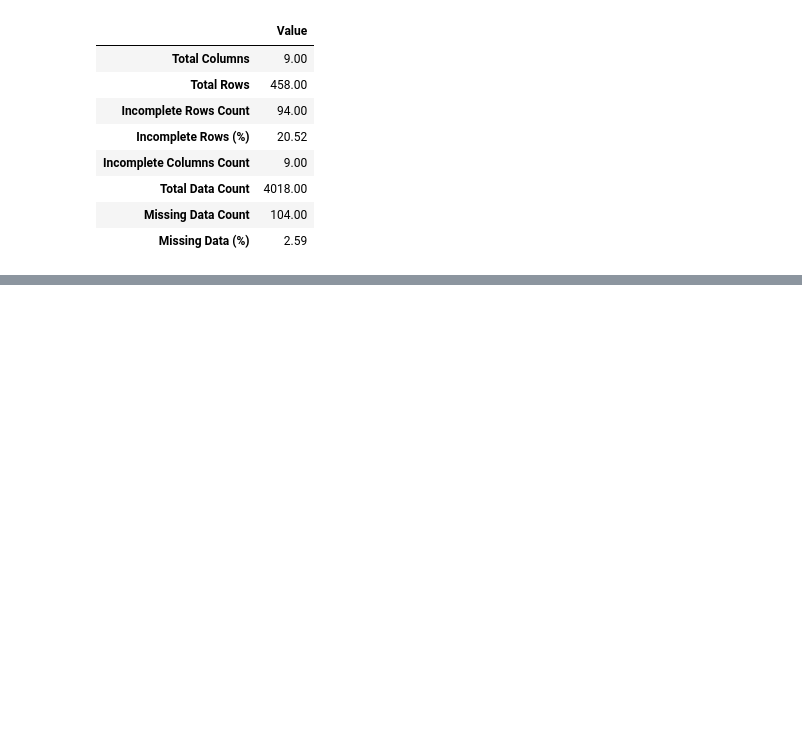
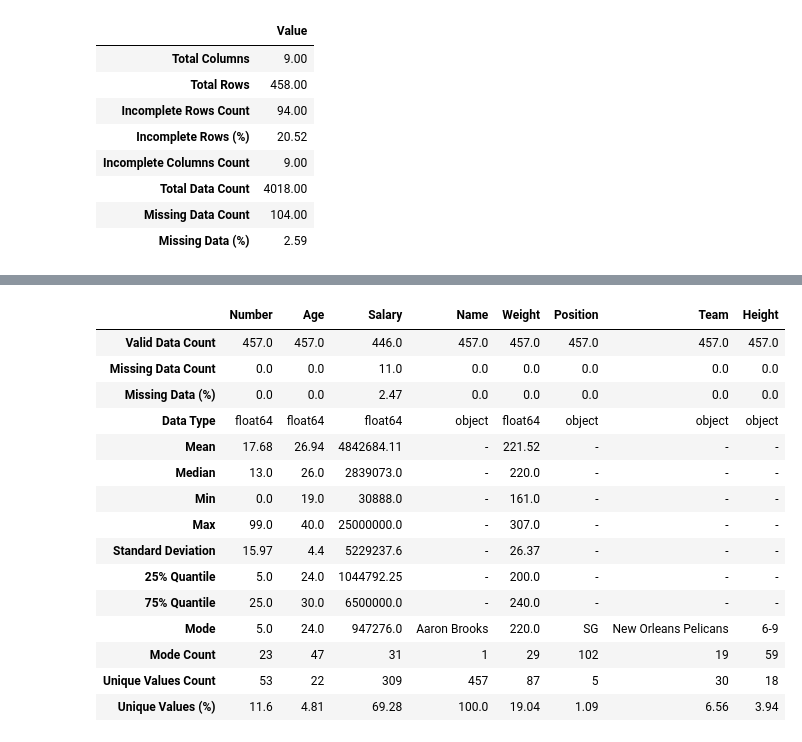
Before and after one commit to zqTheDesigner/missing-data-processor, a Jupyter notebook: profiler.ipynb, the cells around one changed output, grey strips where cells are left out. Drawn from its saved outputs; the diff is of its cells as text; code cells hidden in the pictures; blank space fills up the shorter version.

```diff
--- a/profiler.ipynb
+++ b/profiler.ipynb
@@ -55,0 +72,3 @@ processor.insights()
+# %%
+processor.set_ignore_rows([457])
+processor.set_ignore_columns(['College'])
@@ -55,0 +102,19 @@ processor.insights()
+# %%
+processor.insights()
+# %% [output]
+|  | Number | Age | Salary | Name | Weight | Position | Team | Height |
+| Valid Data Count | 457.0 | 457.0 | 446.0 | 457.0 | 457.0 | 457.0 | 457.0 | 457.0 |
+| Missing Data Count | 0.0 | 0.0 | 11.0 | 0.0 | 0.0 | 0.0 | 0.0 | 0.0 |
+| Missing Data (%) | 0.0 | 0.0 | 2.47 | 0.0 | 0.0 | 0.0 | 0.0 | 0.0 |
+| Data Type | float64 | float64 | float64 | object | float64 | object | object | object |
+| Mean | 17.68 | 26.94 | 4842684.11 | - | 221.52 | - | - | - |
+| Median | 13.0 | 26.0 | 2839073.0 | - | 220.0 | - | - | - |
+| Min | 0.0 | 19.0 | 30888.0 | - | 161.0 | - | - | - |
+| Max | 99.0 | 40.0 | 25000000.0 | - | 307.0 | - | - | - |
+| Standard Deviation | 15.97 | 4.4 | 5229237.6 | - | 26.37 | - | - | - |
+| 25% Quantile | 5.0 | 24.0 | 1044792.25 | - | 200.0 | - | - | - |
+| 75% Quantile | 25.0 | 30.0 | 6500000.0 | - | 240.0 | - | - | - |
+| Mode | 5.0 | 24.0 | 947276.0 | Aaron Brooks | 220.0 | SG | New Orleans Pelicans | 6-9 |
+| Mode Count | 23 | 47 | 31 | 1 | 29 | 102 | 19 | 59 |
+| Unique Values Count | 53 | 22 | 309 | 457 | 87 | 5 | 30 | 18 |
+| Unique Values (%) | 11.6 | 4.81 | 69.28 | 100.0 | 19.04 | 1.09 | 6.56 | 3.94 |
```
Also changed, not shown: parts of 7 cells of this notebook, 2 other files.
